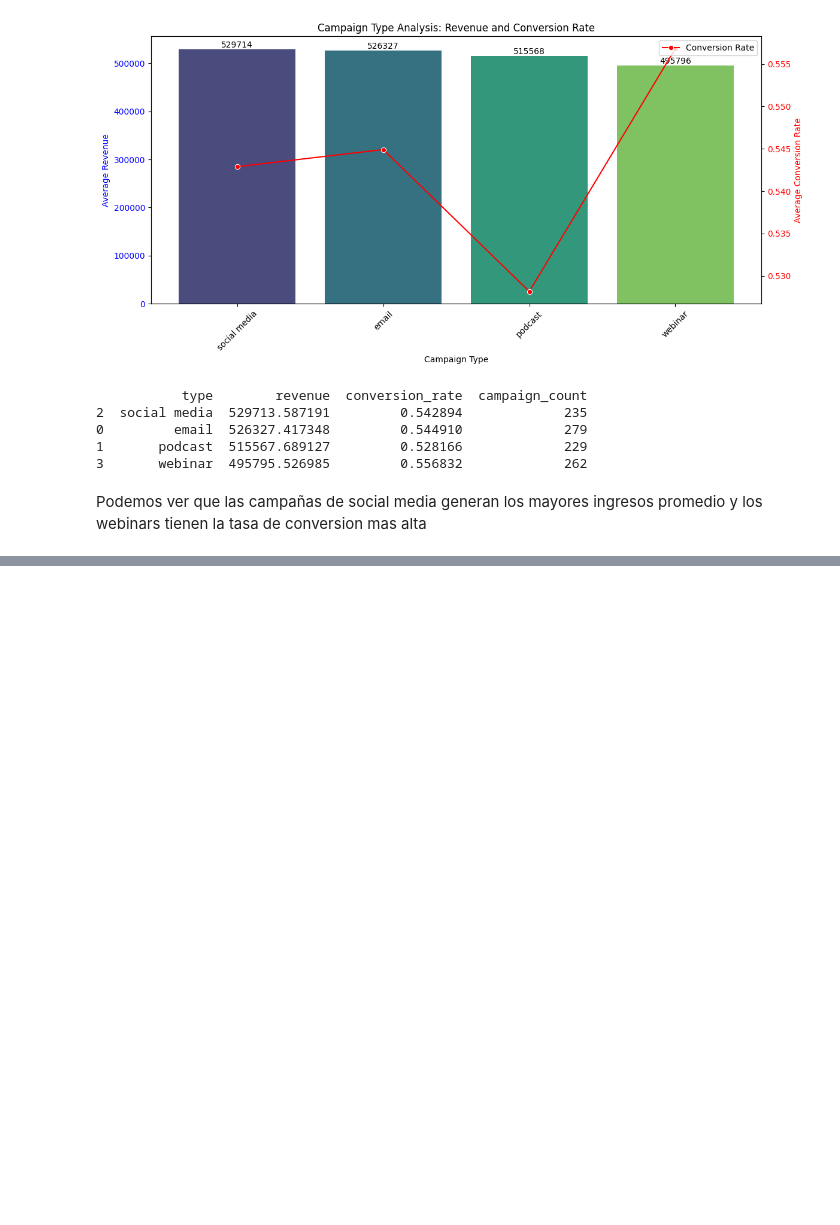
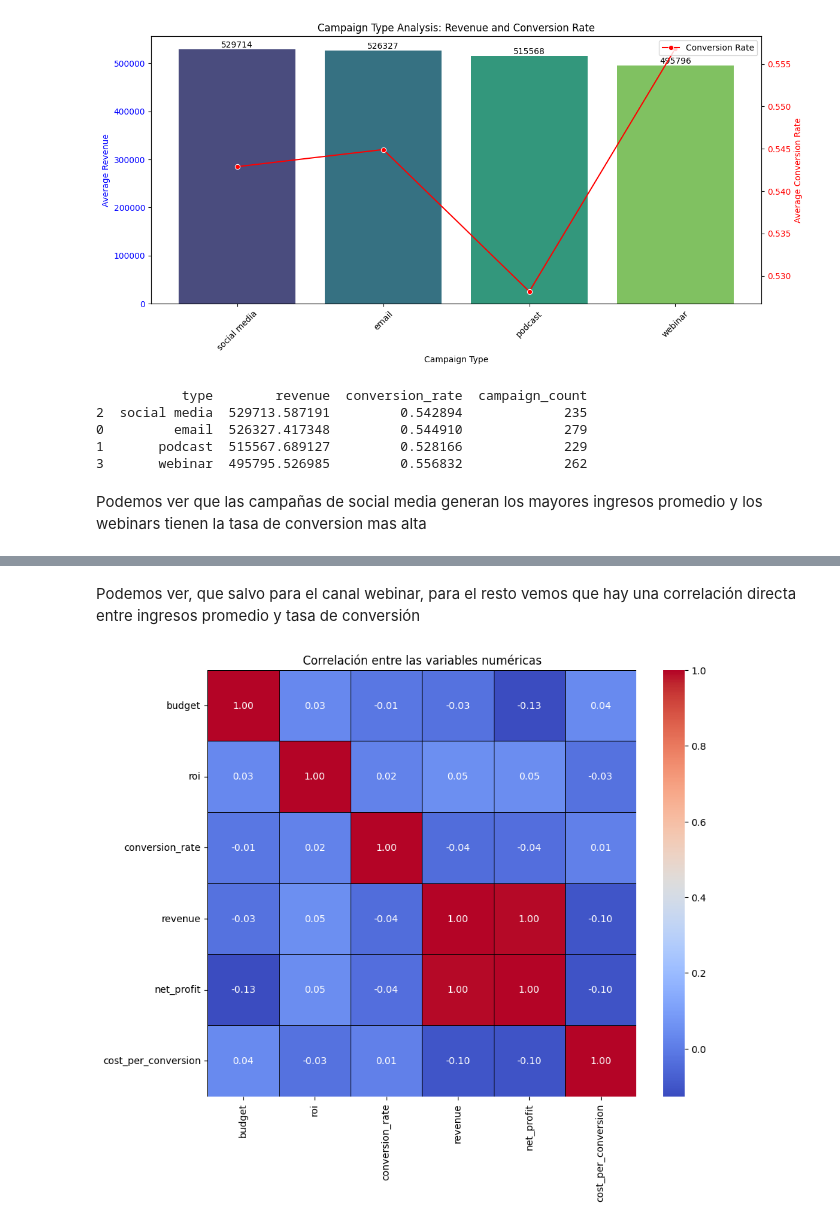
Before and after one commit to David-Gabriel07/Desafio-de-Marketing, a Jupyter notebook: notebooks/eda.ipynb, the cells around one changed output, grey strips where cells are left out. Saved outputs shown, nothing was run; the diff lists cells and outputs as text; code cells hidden in the pictures; blank space fills up the shorter version.

```diff
--- a/notebooks/eda.ipynb
+++ b/notebooks/eda.ipynb
@@ -164,0 +185,10 @@ Podemos ver que las campañas de social media generan los mayores ingresos prome
+# %% [markdown]
+Podemos ver, que salvo para el canal webinar, para el resto vemos que hay una correlación directa entre ingresos promedio y tasa de conversión
+# %%
+plt.figure(figsize=(10,8))
+#sns.heatmap(df.select_dtypes(include='number', exclude='datetime').corr(method='pearson'), annot=True, cmap='coolwarm', fmt='.2f', linewidths=0.5, linecolor='black')
+sns.heatmap(data=df[df['type'] != 'webinar'].select_dtypes(include='float').corr(method='pearson'), annot=True, cmap='coolwarm', fmt='.2f', linewidths=0.5, linecolor='black')
+plt.title('Correlación entre las variables numéricas')
+plt.show()
+# %% [output]
+[figure, added]
```
Also changed, not shown: parts of 8 cells of this notebook, 3 other files.
